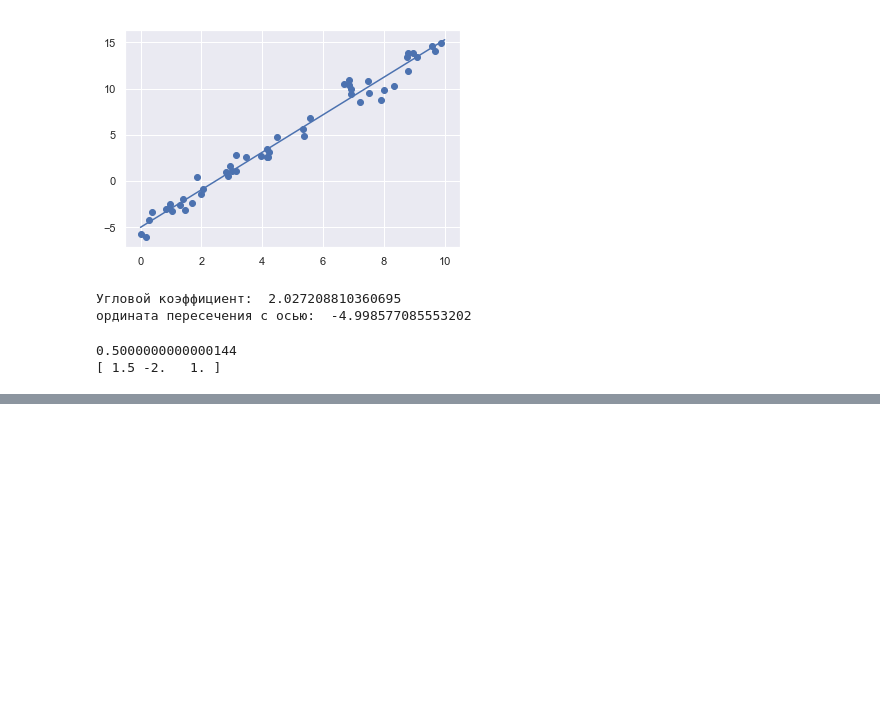
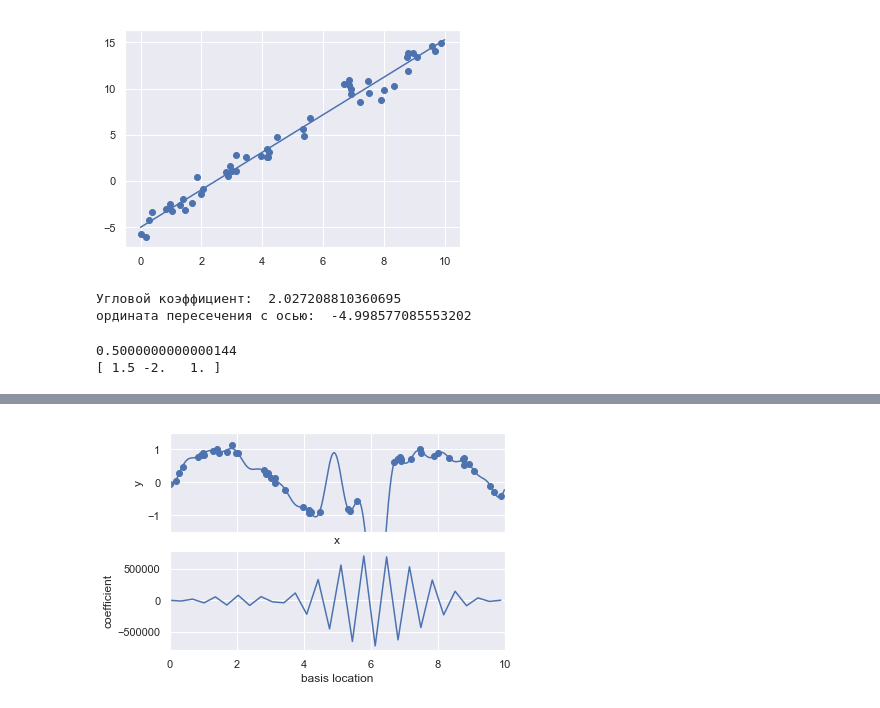
Before and after one commit to KartnDev/Python-Templates, a Jupyter notebook: DataScience/note5.ipynb, the cells around one changed output, grey strips where cells are left out. Cells and saved outputs as stored; diff of their text form; code cells hidden in the pictures; blank space fills up the shorter version.

```diff
--- a/DataScience/note5.ipynb
+++ b/DataScience/note5.ipynb
@@ -43,0 +122,19 @@ print(model.coef_)
+# %%
+#модел с 30мерным базисом оказалась слишком гибкой и стремится к экстремальным значениям в тех местах, где нету данных
+#построим график коэффициенотов Гауссовых базисных функций и определим причину
+def basis_plot(model, title=None):
+    fig, ax = plt.subplots(2, sharex=True)
+    model.fit(x[:, np.newaxis], y)
+    ax[0].scatter(x, y)
+    ax[0].plot(xfit, model.predict(xfit[:, np.newaxis]))
+    ax[0].set(xlabel='x', ylabel='y', ylim=(-1.5, 1.5))
+
+    if title:
+        ax[0].set_title(title)
+    ax[1].plot(model.steps[0][1].centers_, model.steps[1][1].coef_)
+    ax[1].set(xlabel='basis location', ylabel='coefficient', xlim=(0,10))
+
+model = make_pipeline(GaussianFeatures(30), LinearRegression())
+basis_plot(model)
+# %% [output]
+[figure, added]
```
Also changed, not shown: parts of 7 cells of this notebook.
